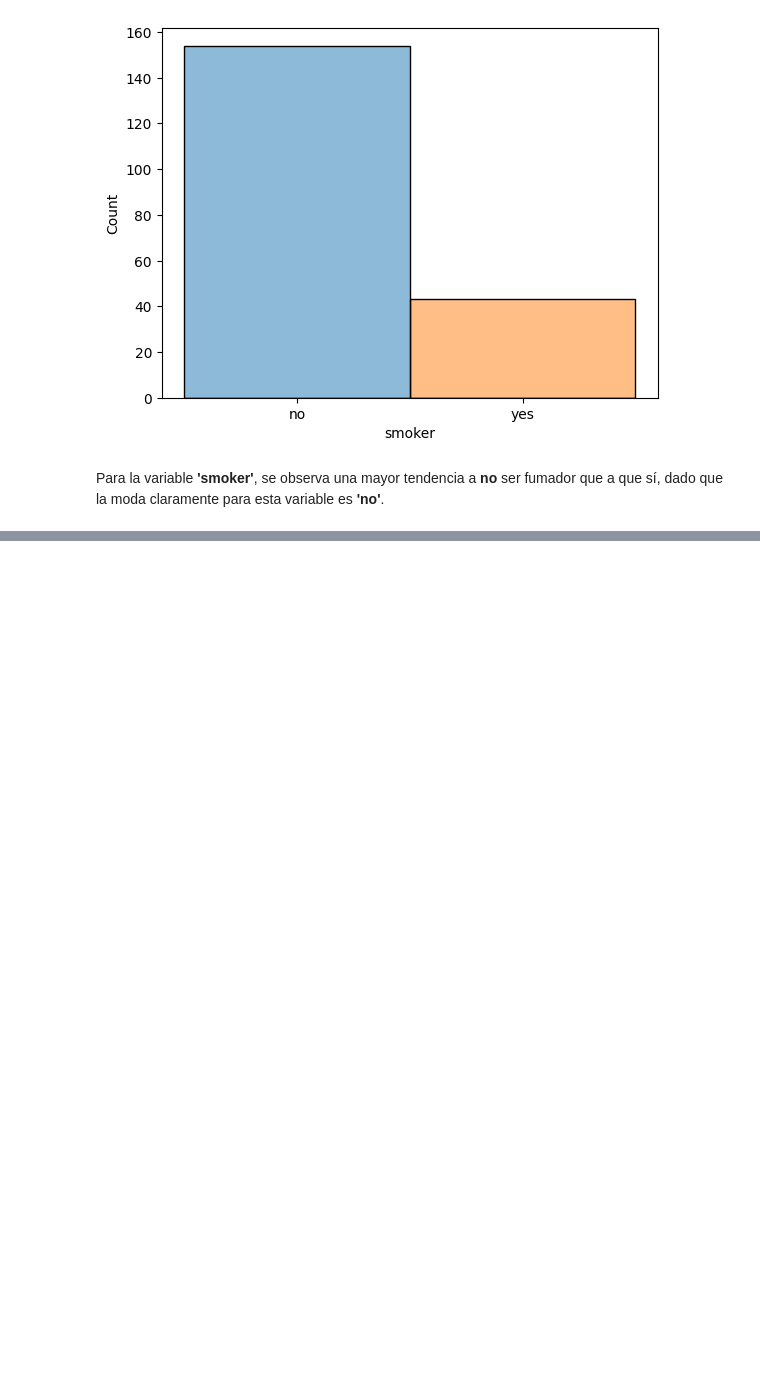
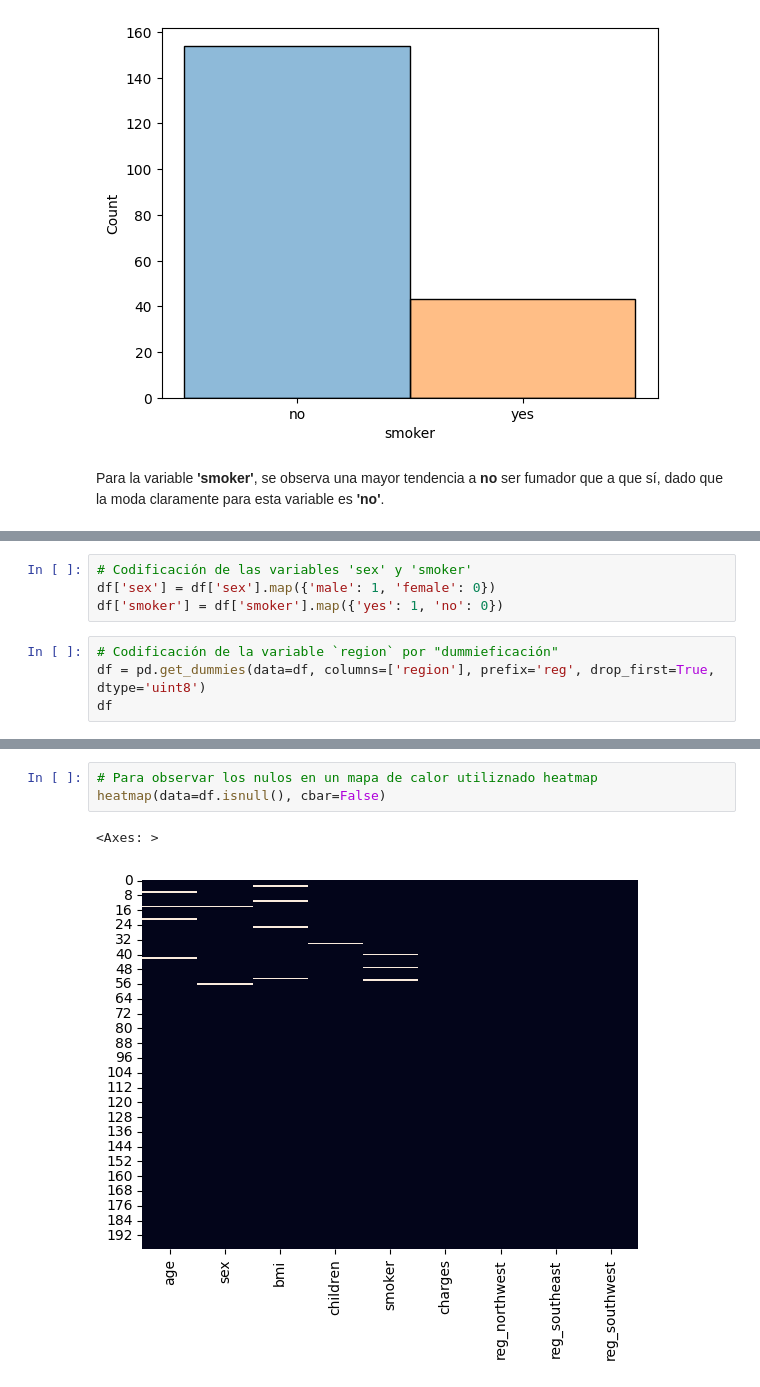
Before and after one commit to m0xn/ensurance-lr, a Jupyter notebook: actividades/proyecto-final.ipynb, the cells around one changed output, grey strips where cells are left out. Drawn from its saved outputs; the diff is of its cells as text; blank space fills up the shorter version.

```diff
--- a/actividades/proyecto-final.ipynb
+++ b/actividades/proyecto-final.ipynb
@@ -152,0 +163,8 @@ Para la variable **'smoker'**, se observa una mayor tendencia a **no** ser fumad
+# %%
+# Codificación de las variables 'sex' y 'smoker'
+df['sex'] = df['sex'].map({'male': 1, 'female': 0})
+df['smoker'] = df['smoker'].map({'yes': 1, 'no': 0})
+# %%
+# Codificación de la variable `region` por "dummieficación"
+df = pd.get_dummies(data=df, columns=['region'], prefix='reg', drop_first=True, dtype='uint8')
+df
@@ -152,0 +206,6 @@ Para la variable **'smoker'**, se observa una mayor tendencia a **no** ser fumad
+# %%
+# Para observar los nulos en un mapa de calor utiliznado heatmap
+heatmap(data=df.isnull(), cbar=False)
+# %% [output]
+<Axes: >
+[figure, added]
```
Also changed, not shown: parts of 26 cells of this notebook.
